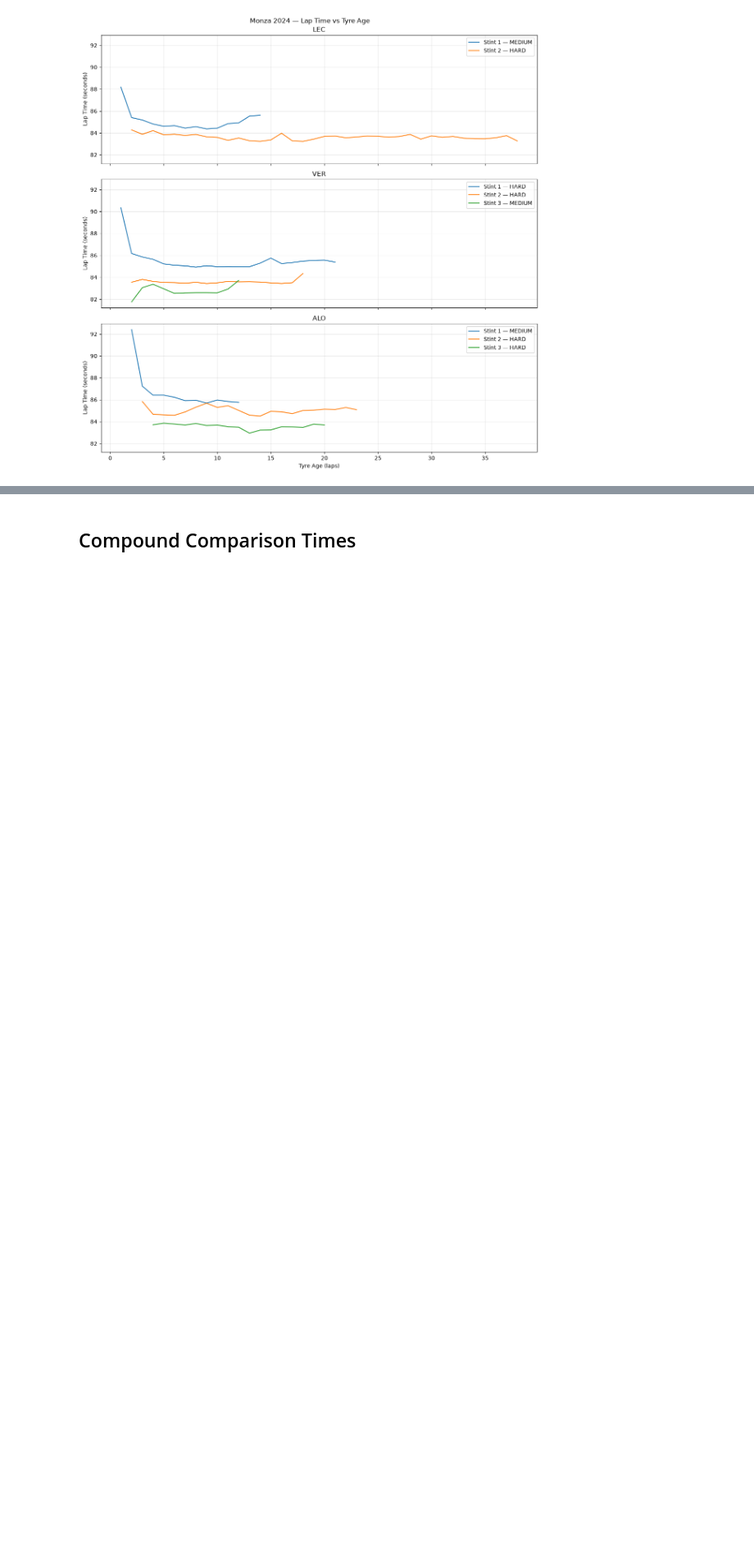
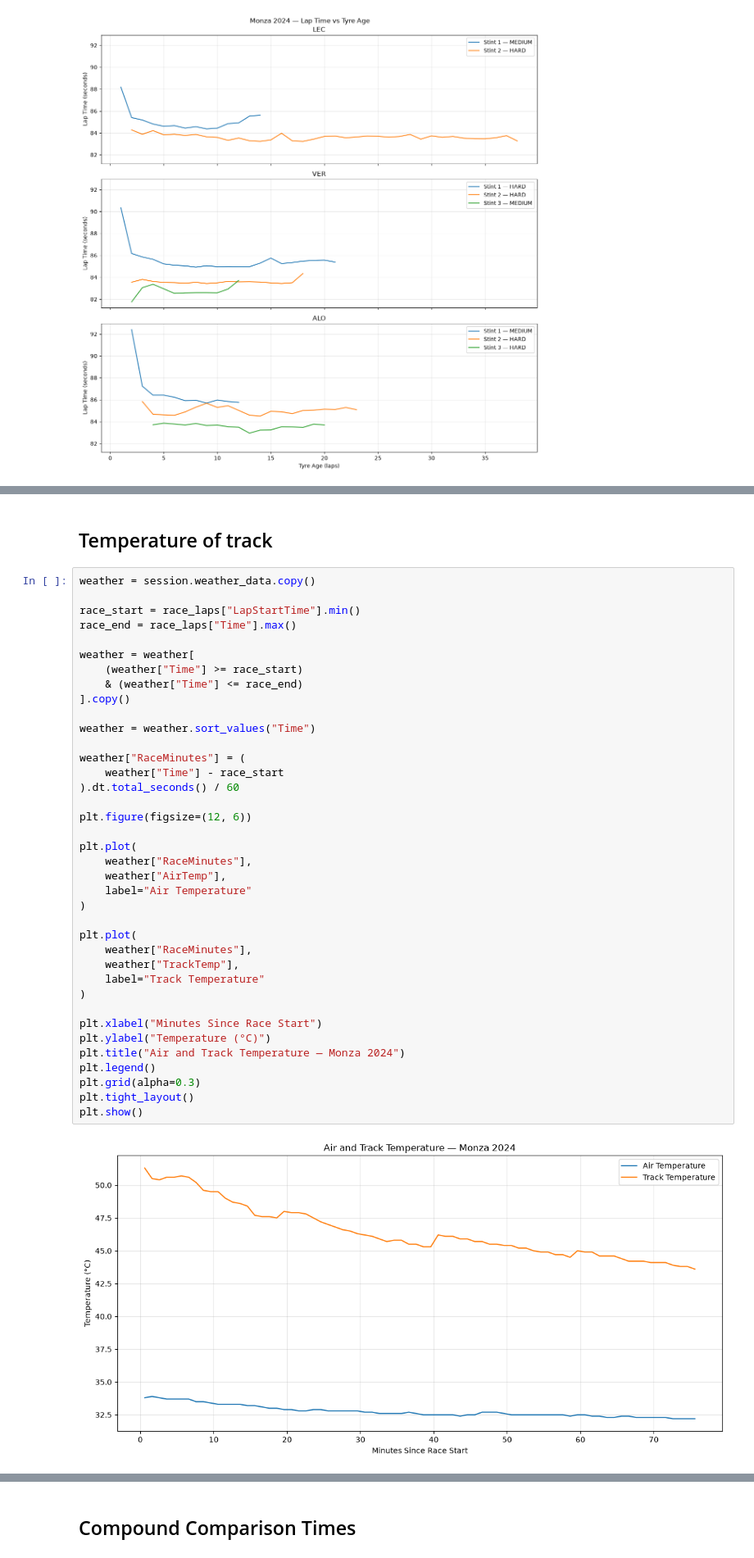
Before and after one commit to jarimbafrancisco-arch/F1-Lap-Time-Prediction, a Jupyter notebook: notebooks/02_EDA.ipynb, the cells around one changed output, grey strips where cells are left out. Shown at 82% size. Drawn from its saved outputs; the diff is of its cells as text; blank space fills up the shorter version.

```diff
--- a/notebooks/02_EDA.ipynb
+++ b/notebooks/02_EDA.ipynb
@@ -369,0 +407,42 @@ Laps tend do be faster through the end of the race, as track is hotter and car i
+# %% [markdown]
+## Temperature of track
+# %%
+weather = session.weather_data.copy()
+
+race_start = race_laps["LapStartTime"].min()
+race_end = race_laps["Time"].max()
+
+weather = weather[
+    (weather["Time"] >= race_start)
+    & (weather["Time"] <= race_end)
+].copy()
+
+weather = weather.sort_values("Time")
+
+weather["RaceMinutes"] = (
+    weather["Time"] - race_start
+).dt.total_seconds() / 60
+
+plt.figure(figsize=(12, 6))
+
+plt.plot(
+    weather["RaceMinutes"],
+    weather["AirTemp"],
+    label="Air Temperature"
+)
+
+plt.plot(
+    weather["RaceMinutes"],
+    weather["TrackTemp"],
+    label="Track Temperature"
+)
+
+plt.xlabel("Minutes Since Race Start")
+plt.ylabel("Temperature (°C)")
+plt.title("Air and Track Temperature — Monza 2024")
+plt.legend()
+plt.grid(alpha=0.3)
+plt.tight_layout()
+plt.show()
+# %% [output]
+[figure, added]
```
Also changed, not shown: parts of 9 cells of this notebook.
